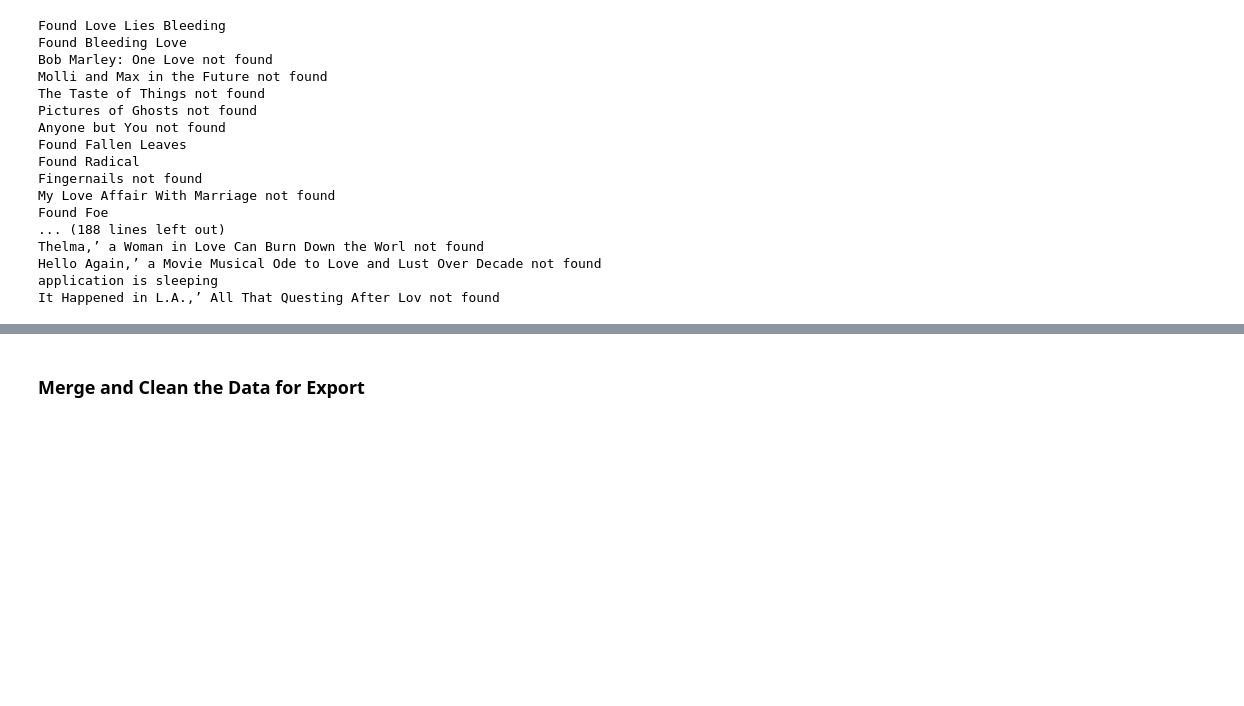
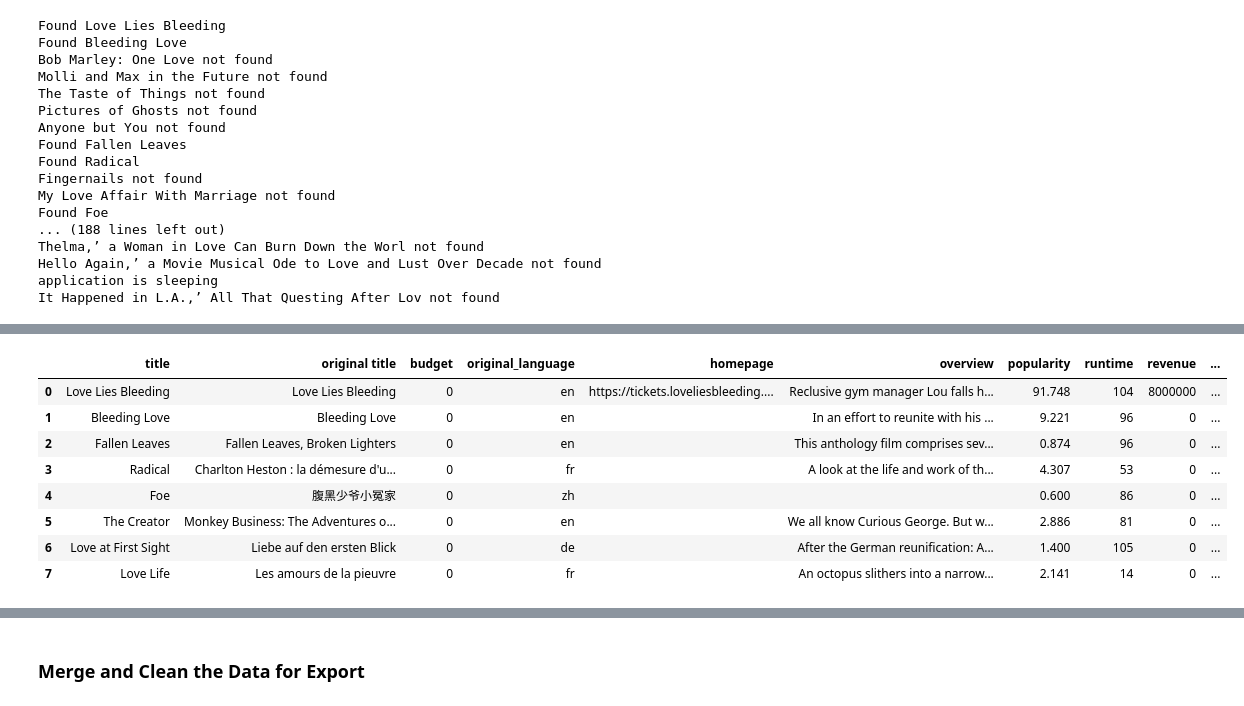
Before and after one commit to dannygallardo/data-sourcing-challenge, a Jupyter notebook: retrieve_movie_data.ipynb, the cells around one changed output, grey strips where cells are left out. Saved outputs shown, nothing was run; the diff lists cells and outputs as text; code cells hidden in the pictures; blank space fills up the shorter version.

```diff
--- a/retrieve_movie_data.ipynb
+++ b/retrieve_movie_data.ipynb
@@ -254,19 +252,21 @@ for index, title in enumerate(movie_title_list):
             production_countries.append(country['name'])
         # Add the relevant data to a dictionary and
         # append it to the tmdb_movies_list list
-        movie_details_dictionary = {'title': title, 'original title':full_movie_detail_response['original_title'],'budget': full_movie_detail_response['budget'],\
-                              'original language':full_movie_detail_response['original_language'],\
-                              'homepage':full_movie_detail_response['homepage'],\
-                              'overview': full_movie_detail_response['overview'],\
-                              'popularity': full_movie_detail_response['popularity'],\
-                              'runtime': full_movie_detail_response['runtime'],\
-                              'revenue': full_movie_detail_response['revenue'],\
-                              'release_date': full_movie_detail_response['release_date'],\
-                              'vote average': full_movie_detail_response['vote_average'],\
-                              'vote count': full_movie_detail_response['vote_count'],\
-                              'genres': genres,\
-                              'spoken languages': spoken_languages,\
-                              'production countries': production_countries}
+        movie_details_dictionary = {'title': title,\
+                                    'original title':full_movie_detail_response['original_title'],\
+                                    'budget': full_movie_detail_response['budget'],\
+                                    'original_language':full_movie_detail_response['original_language'],\
+                                    'homepage':full_movie_detail_response['homepage'],\
+                                    'overview': full_movie_detail_response['overview'],\
+                                    'popularity': full_movie_detail_response['popularity'],\
+                                    'runtime': full_movie_detail_response['runtime'],\
+                                    'revenue': full_movie_detail_response['revenue'],\
+                                    'release_date': full_movie_detail_response['release_date'],\
+                                    'vote_average': full_movie_detail_response['vote_average'],\
+                                    'vote_count': full_movie_detail_response['vote_count'],\
+                                    'genres': genres,\
+                                    'spoken_languages': spoken_languages,\
+                                    'production_countries': production_countries}
 
         tmdb_movies_list.append(movie_details_dictionary)
         # Print out the title that was found
@@ -322,3 +317,17 @@ json.dumps(tmdb_movies_list, indent = 4)
+# %%
+# Convert the results to a DataFrame
+movie_results_df = pd.DataFrame(tmdb_movies_list)
+movie_results_df
+# %% [output]
+|  | title | original title | budget | original_language | homepage | overview | popularity | runtime | revenue | ... |
+| 0 | Love Lies Bleeding | Love Lies Bleeding | 0 | en | https://tickets.loveliesbleeding.... | Reclusive gym manager Lou falls h... | 91.748 | 104 | 8000000 | ... |
+| 1 | Bleeding Love | Bleeding Love | 0 | en |  | In an effort to reunite with his ... | 9.221 | 96 | 0 | ... |
+| 2 | Fallen Leaves | Fallen Leaves, Broken Lighters | 0 | en |  | This anthology film comprises sev... | 0.874 | 96 | 0 | ... |
+| 3 | Radical | Charlton Heston : la démesure d'u... | 0 | fr |  | A look at the life and work of th... | 4.307 | 53 | 0 | ... |
+| 4 | Foe | 腹黑少爷小冤家 | 0 | zh |  |  | 0.600 | 86 | 0 | ... |
+| 5 | The Creator | Monkey Business: The Adventures o... | 0 | en |  | We all know Curious George. But w... | 2.886 | 81 | 0 | ... |
+| 6 | Love at First Sight | Liebe auf den ersten Blick | 0 | de |  | After the German reunification: A... | 1.400 | 105 | 0 | ... |
+| 7 | Love Life | Les amours de la pieuvre | 0 | fr |  | An octopus slithers into a narrow... | 2.141 | 14 | 0 | ... |
 # %%
 # Convert the results to a DataFrame
 # %% [output]
```
Also changed, not shown: parts of 3 cells of this notebook.
